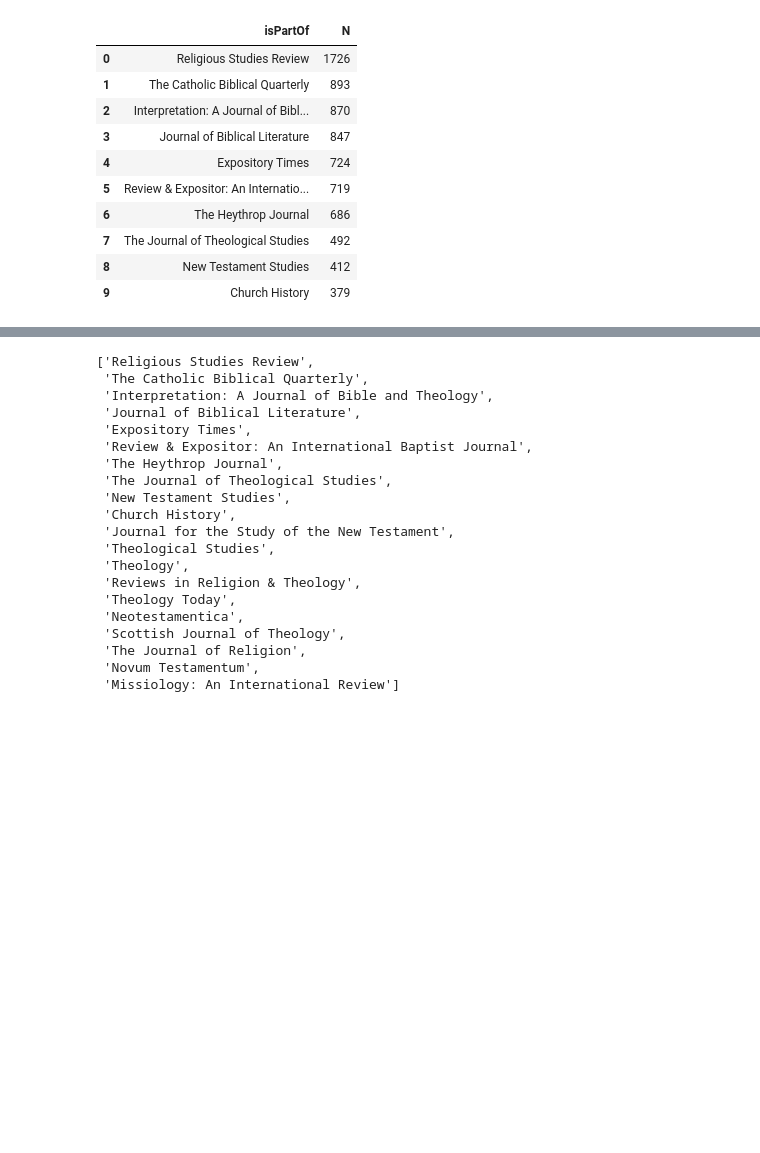
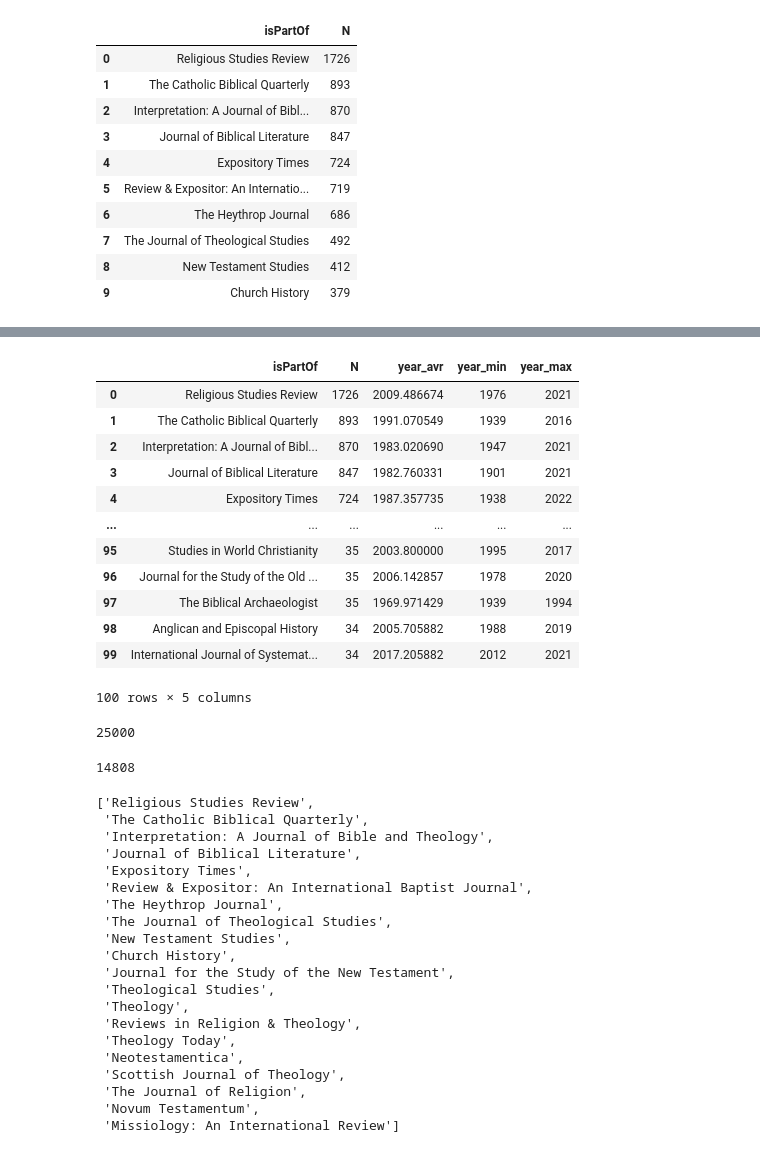
Before and after one commit to kasev/mops, a Jupyter notebook: scripts/2_jstor-metadata-explorations.ipynb, the cells around one changed output, grey strips where cells are left out. Drawn from its saved outputs; the diff is of its cells as text; code cells hidden in the pictures; blank space fills up the shorter version.

```diff
--- a/scripts/2_jstor-metadata-explorations.ipynb
+++ b/scripts/2_jstor-metadata-explorations.ipynb
@@ -132,0 +133,16 @@ journals_df.round(2).head(20)
+# %%
+journals_df[:100]
+# %% [output]
+|  | isPartOf | N | year_avr | year_min | year_max |
+| 0 | Religious Studies Review | 1726 | 2009.486674 | 1976 | 2021 |
+| 1 | The Catholic Biblical Quarterly | 893 | 1991.070549 | 1939 | 2016 |
+| 2 | Interpretation: A Journal of Bibl... | 870 | 1983.020690 | 1947 | 2021 |
+| 3 | Journal of Biblical Literature | 847 | 1982.760331 | 1901 | 2021 |
+| 4 | Expository Times | 724 | 1987.357735 | 1938 | 2022 |
+| ... | ... | ... | ... | ... | ... |
+| 95 | Studies in World Christianity | 35 | 2003.800000 | 1995 | 2017 |
+| 96 | Journal for the Study of the Old ... | 35 | 2006.142857 | 1978 | 2020 |
+| 97 | The Biblical Archaeologist | 35 | 1969.971429 | 1939 | 1994 |
+| 98 | Anglican and Episcopal History | 34 | 2005.705882 | 1988 | 2019 |
+| 99 | International Journal of Systemat... | 34 | 2017.205882 | 2012 | 2021 |
+100 rows × 5 columns
@@ -133,3 +151,12 @@ journals_df.round(2).head(20)
+# %%
+
+journals_df["N"].sum()
+# %% [output]
+25000
+# %%
+journals_df[:50]["N"].sum()
+# %% [output]
+14808
 # %%
 journals_df["isPartOf"].tolist()[:20]
 # %% [output]
```
Also changed, not shown: parts of 5 cells of this notebook, 48 other files.
